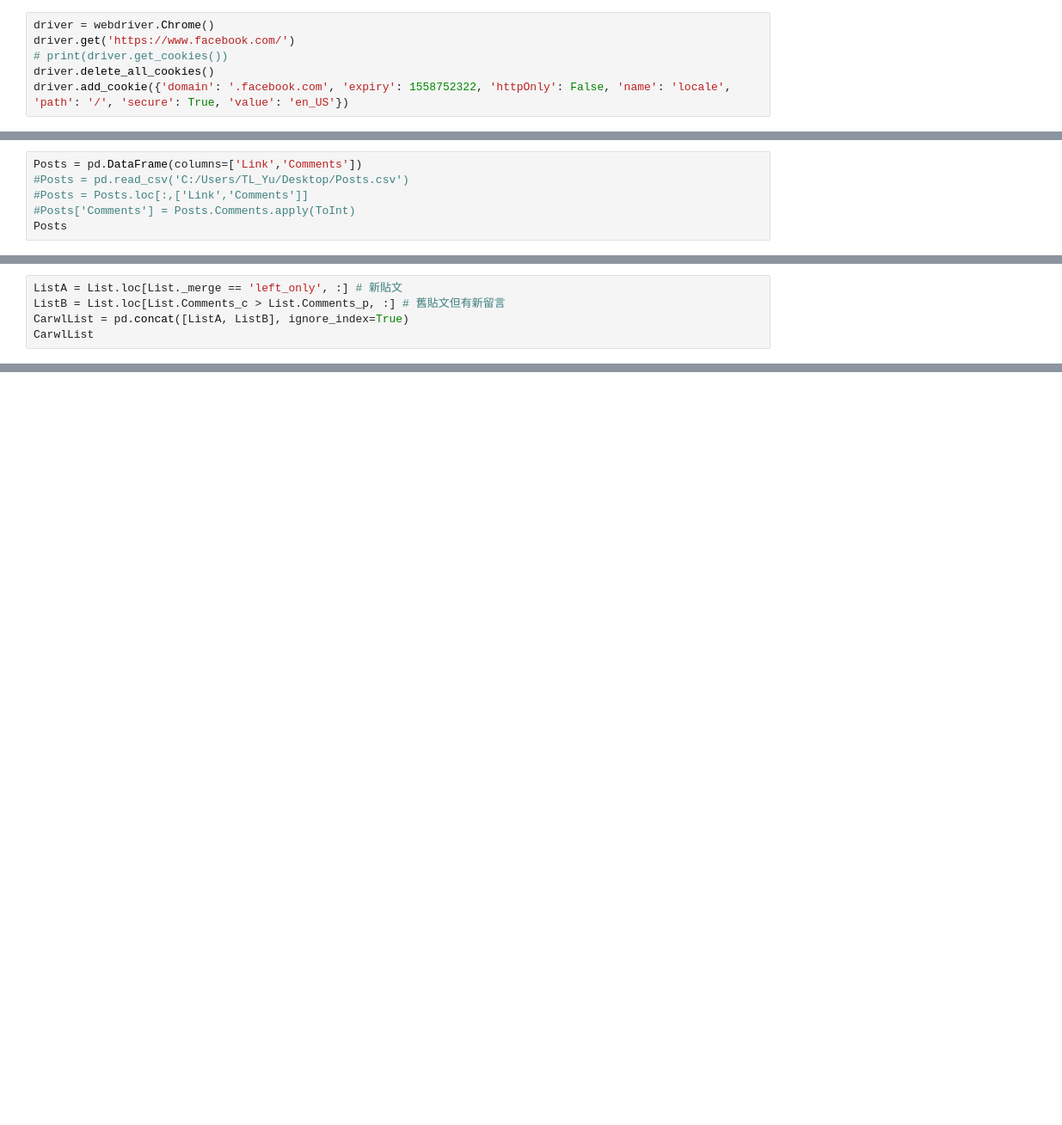
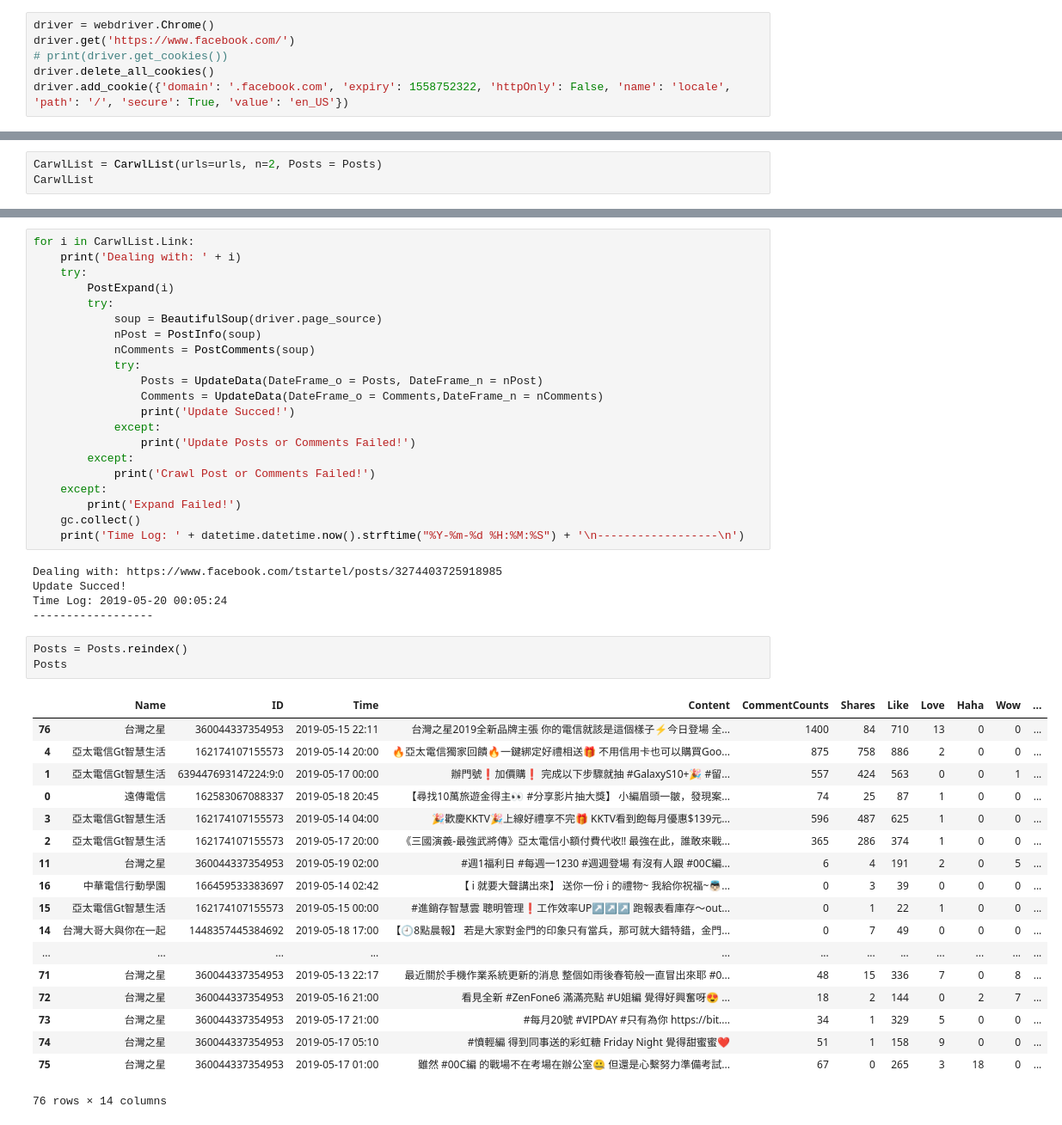
Before and after one commit to tlyu0419/FacebookCrawler, a Jupyter notebook: Facebook.ipynb, the cells around one changed output, grey strips where cells are left out. Shown at 86% size. Cells and saved outputs as stored; diff of their text form; blank space fills up the shorter version.

Commit message:
Facebook

```diff
--- a/Facebook.ipynb
+++ b/Facebook.ipynb
@@ -876,6 +1100,0 @@ CheckPosts
-# %%
-Posts = pd.DataFrame(columns=['Link','Comments'])
-#Posts = pd.read_csv('C:/Users/TL_Yu/Desktop/Posts.csv')
-#Posts = Posts.loc[:,['Link','Comments']]
-#Posts['Comments'] = Posts.Comments.apply(ToInt)
-Posts
@@ -905,5 +1100,0 @@ List
-# %%
-ListA = List.loc[List._merge == 'left_only', :] # 新貼文
-ListB = List.loc[List.Comments_c > List.Comments_p, :] # 舊貼文但有新留言
-CarwlList = pd.concat([ListA, ListB], ignore_index=True)
-CarwlList
@@ -1258,0 +1101,3 @@ CrawlComment(soup)
+# %%
+CarwlList = CarwlList(urls=urls, n=2, Posts = Posts)
+CarwlList
@@ -1258,0 +1113,48 @@ CrawlComment(soup)
+# %%
+for i in CarwlList.Link:
+    print('Dealing with: ' + i)
+    try:
+        PostExpand(i)
+        try:
+            soup = BeautifulSoup(driver.page_source)
+            nPost = PostInfo(soup)
+            nComments = PostComments(soup)
+            try:
+                Posts = UpdateData(DateFrame_o = Posts, DateFrame_n = nPost)
+                Comments = UpdateData(DateFrame_o = Comments,DateFrame_n = nComments)
+                print('Update Succed!')
+            except:
+                print('Update Posts or Comments Failed!')
+        except:
+            print('Crawl Post or Comments Failed!')
+    except:
+        print('Expand Failed!')
+    gc.collect()
+    print('Time Log: ' + datetime.datetime.now().strftime("%Y-%m-%d %H:%M:%S") + '\n------------------\n')
+# %% [output]
+Dealing with: https://www.facebook.com/tstartel/posts/3274403725918985
+Update Succed!
+Time Log: 2019-05-20 00:05:24
+------------------
+# %%
+Posts = Posts.reindex()
+Posts
+# %% [output]
+|  | Name | ID | Time | Content | CommentCounts | Shares | Like | Love | Haha | Wow | ... |
+| 76 | 台灣之星 | 360044337354953 | 2019-05-15 22:11 | 台灣之星2019全新品牌主張 你的電信就該是這個樣子⚡今日登場 全... | 1400 | 84 | 710 | 13 | 0 | 0 | ... |
+| 4 | 亞太電信Gt智慧生活 | 162174107155573 | 2019-05-14 20:00 | 🔥亞太電信獨家回饋🔥一鍵綁定好禮相送🎁 不用信用卡也可以購買Goo... | 875 | 758 | 886 | 2 | 0 | 0 | ... |
+| 1 | 亞太電信Gt智慧生活 | 639447693147224:9:0 | 2019-05-17 00:00 | 辦門號❗加價購❗ 完成以下步驟就抽 #GalaxyS10+🎉 #留... | 557 | 424 | 563 | 0 | 0 | 1 | ... |
+| 0 | 遠傳電信 | 162583067088337 | 2019-05-18 20:45 | 【尋找10萬旅遊金得主👀 #分享影片抽大獎】 小編眉頭一皺，發現案... | 74 | 25 | 87 | 1 | 0 | 0 | ... |
+| 3 | 亞太電信Gt智慧生活 | 162174107155573 | 2019-05-14 04:00 | 🎉歡慶KKTV🎉上線好禮享不完🎁 KKTV看到飽每月優惠$139元... | 596 | 487 | 625 | 1 | 0 | 0 | ... |
+| 2 | 亞太電信Gt智慧生活 | 162174107155573 | 2019-05-17 20:00 | 《三國演義-最強武將傳》亞太電信小額付費代收‼ 最強在此，誰敢來戰... | 365 | 286 | 374 | 1 | 0 | 0 | ... |
+| 11 | 台灣之星 | 360044337354953 | 2019-05-19 02:00 | #週1福利日 #每週一1230 #週週登場 有沒有人跟 #00C編... | 6 | 4 | 191 | 2 | 0 | 5 | ... |
+| 16 | 中華電信行動學園 | 166459533383697 | 2019-05-14 02:42 | 【 i 就要大聲講出來】 送你一份 i 的禮物~ 我給你祝福~👼🏻... | 0 | 3 | 39 | 0 | 0 | 0 | ... |
+| 15 | 亞太電信Gt智慧生活 | 162174107155573 | 2019-05-15 00:00 | #進銷存智慧雲 聰明管理❗工作效率UP↗↗↗ 跑報表看庫存～out... | 0 | 1 | 22 | 1 | 0 | 0 | ... |
+| 14 | 台灣大哥大與你在一起 | 1448357445384692 | 2019-05-18 17:00 | 【🕘8點晨報】 若是大家對金門的印象只有當兵，那可就大錯特錯，金門... | 0 | 7 | 49 | 0 | 0 | 0 | ... |
+| ... | ... | ... | ... | ... | ... | ... | ... | ... | ... | ... | ... |
+| 71 | 台灣之星 | 360044337354953 | 2019-05-13 22:17 | 最近關於手機作業系統更新的消息 整個如雨後春筍般一直冒出來耶 #0... | 48 | 15 | 336 | 7 | 0 | 8 | ... |
+| 72 | 台灣之星 | 360044337354953 | 2019-05-16 21:00 | 看見全新 #ZenFone6 滿滿亮點 #U姐編 覺得好興奮呀😍 ... | 18 | 2 | 144 | 0 | 2 | 7 | ... |
+| 73 | 台灣之星 | 360044337354953 | 2019-05-17 21:00 | #每月20號 #VIPDAY #只有為你 https://bit.... | 34 | 1 | 329 | 5 | 0 | 0 | ... |
+| 74 | 台灣之星 | 360044337354953 | 2019-05-17 05:10 | #憤輕編 得到同事送的彩虹糖 Friday Night 覺得甜蜜蜜❤️ | 51 | 1 | 158 | 9 | 0 | 0 | ... |
+| 75 | 台灣之星 | 360044337354953 | 2019-05-17 01:00 | 雖然 #00C編 的戰場不在考場在辦公室🤐 但還是心繫努力準備考試... | 67 | 0 | 265 | 3 | 18 | 0 | ... |
+76 rows × 14 columns
```
Also changed, not shown: parts of 42 cells of this notebook.
